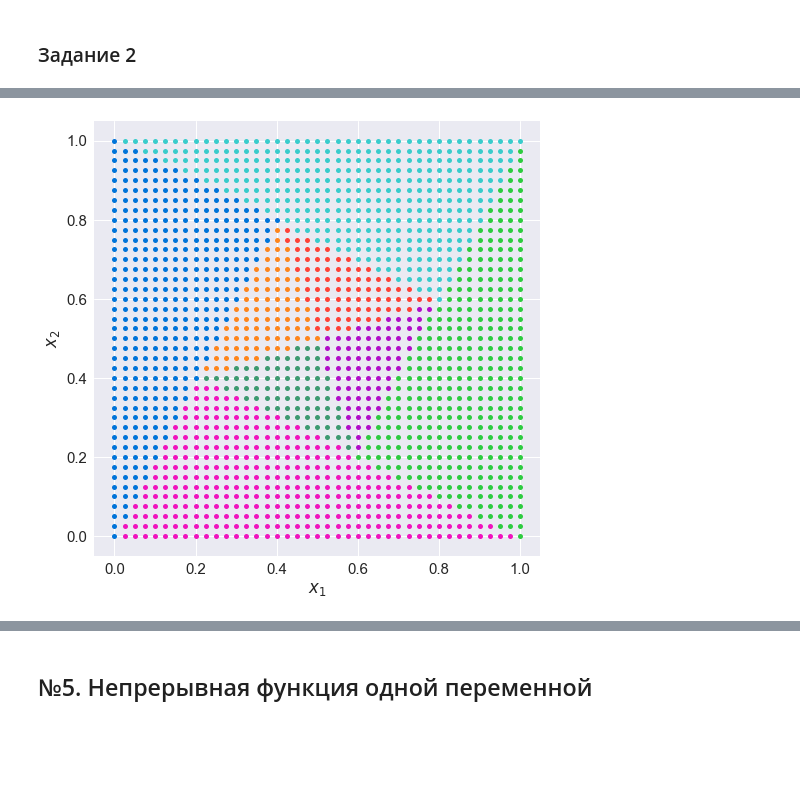
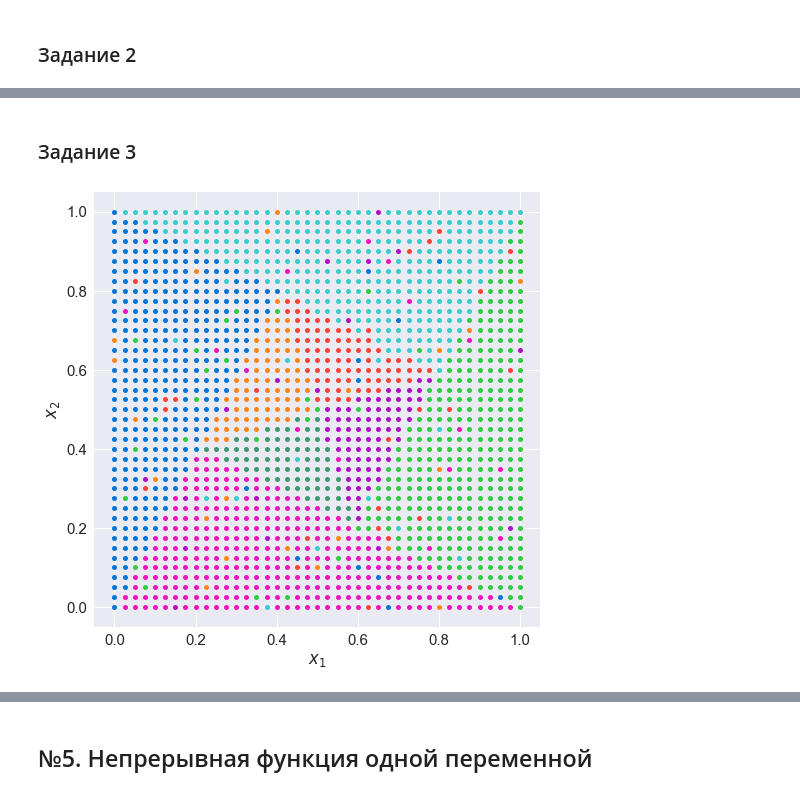
Before and after one commit to vaddya/neural-networks, a Jupyter notebook: lab0/code/lab0.ipynb, the cells around one changed output, grey strips where cells are left out. Cells and saved outputs as stored; diff of their text form; code cells hidden in the pictures; blank space fills up the shorter version.

```diff
--- a/lab0/code/lab0.ipynb
+++ b/lab0/code/lab0.ipynb
@@ -259,7 +349,7 @@ colors = {
     8: '#3D9970',
 }
 
-def f4(x):
+def fun(x):
     x = np.array(x)
     if len(x.shape) == 1:
         point = Point(x[0], x[1])
@@ -267,14 +357,4 @@ def f4(x):
             if point.distance(p) < 1e-8:
                 return i
     else:
-        return np.array([f4(xi) for xi in x])[np.newaxis].T
-
-fig = plt.figure(1, figsize=(8, 8))
-ax = fig.add_subplot(111)
-for i, p in polygons.items():
-    ax.add_patch(PolygonPatch(p, fc=colors[i], alpha=0.8))
-    ax.annotate(i, xy=get_position_for_text(p), size=20)
-
-plt.xlabel('$x_1$')
-plt.ylabel('$x_2$')
-plt.show()
+        return np.array([fun(xi) for xi in x])[np.newaxis].T
@@ -297,0 +379,15 @@ t_4 = f4(p_4)
+# %%
+X = np.linspace(0, 1, 41)
+P = np.array(list(itertools.product(X, repeat=2)))
+T = fun(P)
+N = len(T)
+# %%
+plt.figure(figsize=(8, 8))
+for i in range(N):
+    x1, x2 = P[i]
+    y = T[i][0]
+    plt.plot(x1, x2, '.', markersize=10, color=colors[y])
+plt.xlabel('$x_1$')
+plt.ylabel('$x_2$')
+save()
+plt.show()
@@ -298,11 +396,21 @@ t_4 = f4(p_4)
+# %% [markdown]
+### Задание 3
+# %%
+k = 0.1 # 10%
+M = len(polygons) # classes
+idx = np.random.binomial(1, k, size=N) == 1 # logical array
+rnd = np.random.randint(1, M, size=sum(idx))[np.newaxis].T
+Y = T.copy()
+Y[idx] = rnd
 # %%
 fig = plt.figure(figsize=(8, 8))
-for i in range(len(p_4)):
-    [x1, x2] = p_4[i]
-    y = t_4[i][0]
+for i in range(N):
+    x1, x2 = P[i]
+    y = Y[i][0]
     plt.plot(x1, x2, '.', markersize=10, color=colors[y])
 plt.xlabel('$x_1$')
 plt.ylabel('$x_2$')
+save()
 plt.show()
 # %% [output]
-[figure, old version]
+[figure, new version]
```
Also changed, not shown: parts of 79 cells of this notebook.
